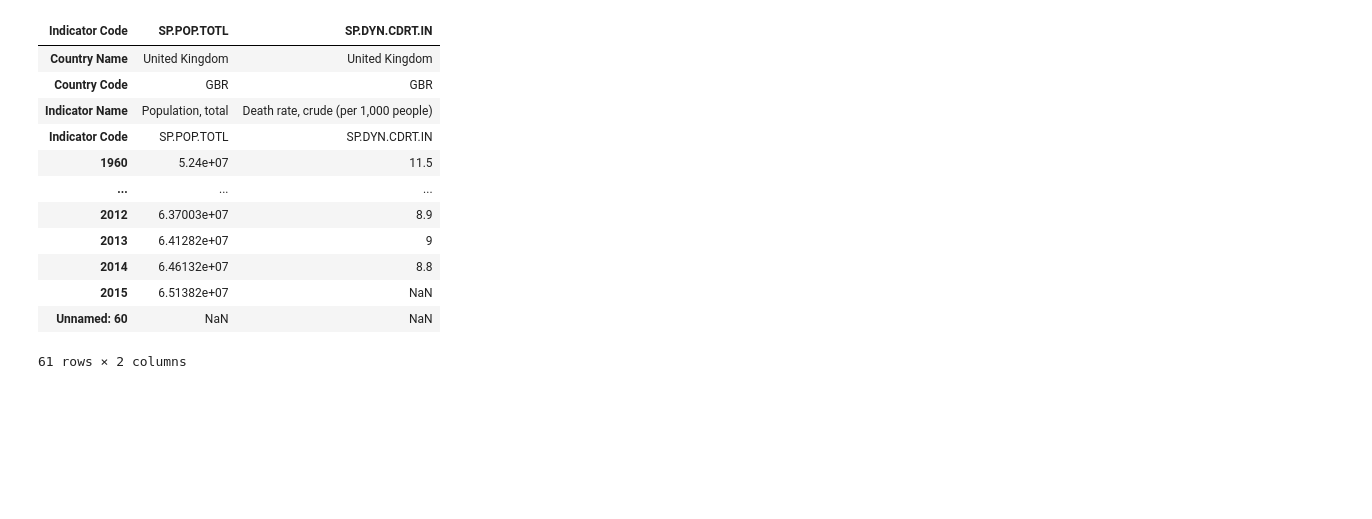
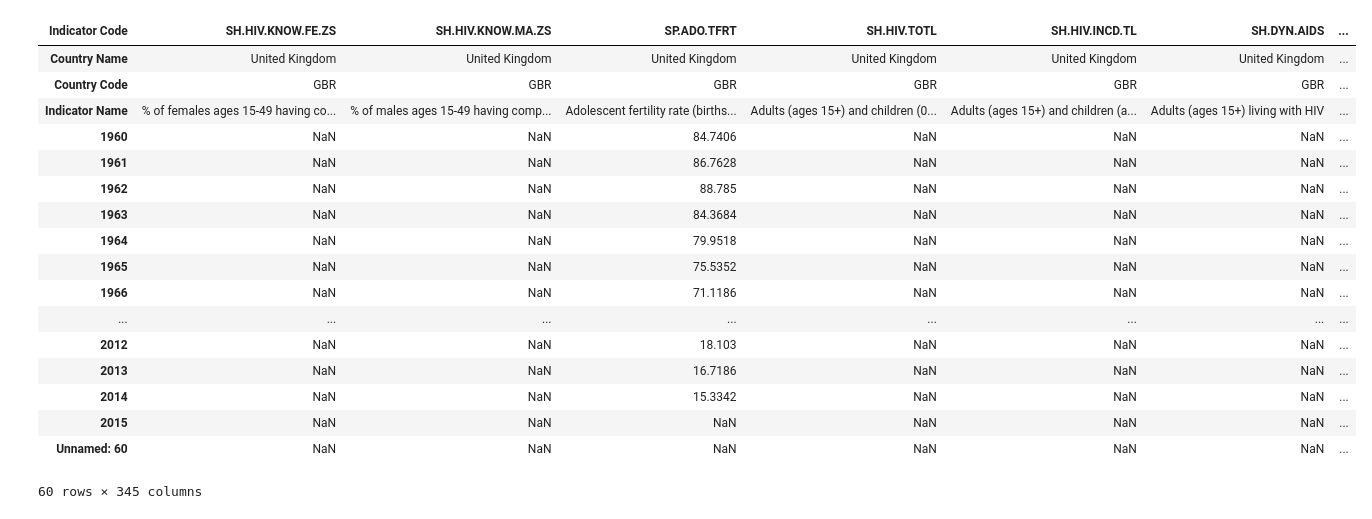
Before and after one commit to Noah-Prowell/case_study_one, a Jupyter notebook: src/noah.ipynb, the cells around one changed output. Drawn from its saved outputs; the diff is of its cells as text; code cells hidden in the pictures; blank space fills up the shorter version.

```diff
--- a/src/noah.ipynb
+++ b/src/noah.ipynb
@@ -38,18 +1,46 @@ df_UK
-# %%
-cols = ['SP.POP.TOTL', 'SP.DYN.CDRT.IN']
-new_df_UK = pd.DataFrame(df_UK[cols])
-new_df_UK
-# %% [output]
-| Indicator Code | SP.POP.TOTL | SP.DYN.CDRT.IN |
-| Country Name | United Kingdom | United Kingdom |
-| Country Code | GBR | GBR |
-| Indicator Name | Population, total | Death rate, crude (per 1,000 people) |
-| Indicator Code | SP.POP.TOTL | SP.DYN.CDRT.IN |
-| 1960 | 5.24e+07 | 11.5 |
-| ... | ... | ... |
-| 2012 | 6.37003e+07 | 8.9 |
-| 2013 | 6.41282e+07 | 9 |
-| 2014 | 6.46132e+07 | 8.8 |
-| 2015 | 6.51382e+07 | NaN |
-| Unnamed: 60 | NaN | NaN |
-61 rows × 2 columns
+# %%
+import numpy as np
+import pandas as pd
+import matplotlib.pyplot as plt
+# %matplotlib inline
+
+# Increases the DPI of the plots, which makes them look better.
+# %config InlineBackend.figure_format = 'retina'
+
+# Changes the style of the plots.
+# See documentation for examples of different styles: https://matplotlib.org/3.2.1/gallery/style_sheets/style_sheets_reference.html
+plt.style.use('ggplot')
+
+#read data
+df = pd.read_csv('../data/data.csv')
+
+#US dataframe
+df_US = df[df['Country Name'] == 'United States'] #make US only Dataframe
+df_US = df_US.transpose()
+
+df_US.columns = df_US.iloc[3] #make the colums the values for row 4 (indicator code)
+df_US.drop(df_US.index[3], inplace=True) #drop the indicator code row since its now the column name
+
+#UK dataframe
+df_UK = df[df['Country Name'] == 'United Kingdom'].transpose()
+df_UK.columns = df_UK.iloc[3]
+df_UK.drop(df_UK.index[3])
+# %% [output]
+| Indicator Code | SH.HIV.KNOW.FE.ZS | SH.HIV.KNOW.MA.ZS | SP.ADO.TFRT | SH.HIV.TOTL | SH.HIV.INCD.TL | SH.DYN.AIDS | ... |
+| Country Name | United Kingdom | United Kingdom | United Kingdom | United Kingdom | United Kingdom | United Kingdom | ... |
+| Country Code | GBR | GBR | GBR | GBR | GBR | GBR | ... |
+| Indicator Name | % of females ages 15-49 having co... | % of males ages 15-49 having comp... | Adolescent fertility rate (births... | Adults (ages 15+) and children (0... | Adults (ages 15+) and children (a... | Adults (ages 15+) living with HIV | ... |
+| 1960 | NaN | NaN | 84.7406 | NaN | NaN | NaN | ... |
+| 1961 | NaN | NaN | 86.7628 | NaN | NaN | NaN | ... |
+| 1962 | NaN | NaN | 88.785 | NaN | NaN | NaN | ... |
+| 1963 | NaN | NaN | 84.3684 | NaN | NaN | NaN | ... |
+| 1964 | NaN | NaN | 79.9518 | NaN | NaN | NaN | ... |
+| 1965 | NaN | NaN | 75.5352 | NaN | NaN | NaN | ... |
+| 1966 | NaN | NaN | 71.1186 | NaN | NaN | NaN | ... |
+| ... | ... | ... | ... | ... | ... | ... | ... |
+| 2012 | NaN | NaN | 18.103 | NaN | NaN | NaN | ... |
+| 2013 | NaN | NaN | 16.7186 | NaN | NaN | NaN | ... |
+| 2014 | NaN | NaN | 15.3342 | NaN | NaN | NaN | ... |
+| 2015 | NaN | NaN | NaN | NaN | NaN | NaN | ... |
+| Unnamed: 60 | NaN | NaN | NaN | NaN | NaN | NaN | ... |
+60 rows × 345 columns
```
Also changed, not shown: parts of 7 cells of this notebook, 2 other files.
